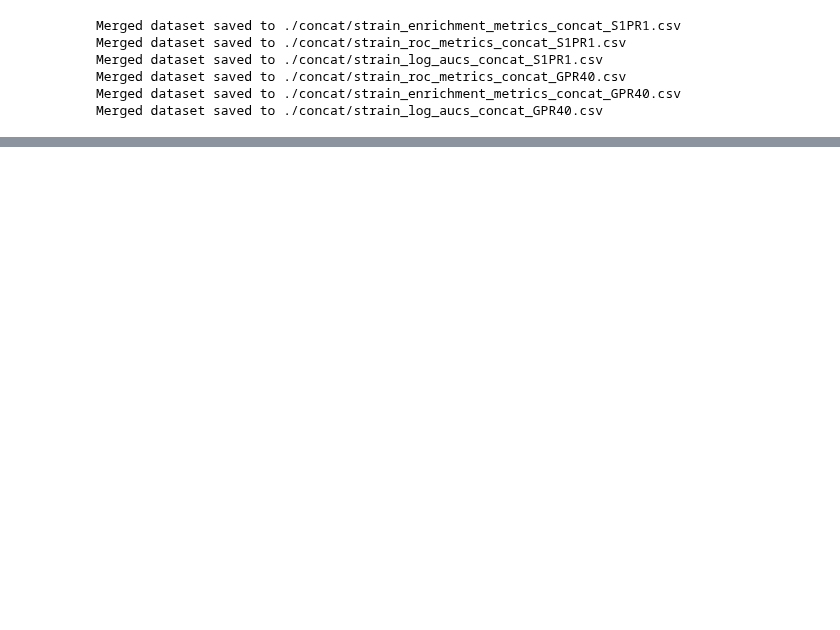
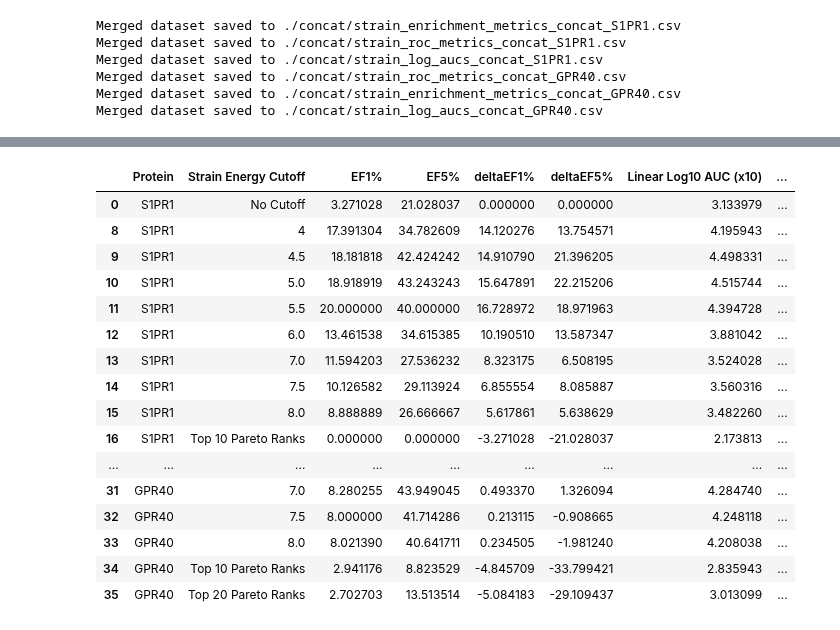
Before and after one commit to DKchemistry/chembl, a Jupyter notebook: GPCR-Bench-master/papermill/csv/combine_data.ipynb, the cells around one changed output, grey strips where cells are left out. Saved outputs shown, nothing was run; the diff lists cells and outputs as text; code cells hidden in the pictures; blank space fills up the shorter version.

```diff
--- a/GPCR-Bench-master/papermill/csv/combine_data.ipynb
+++ b/GPCR-Bench-master/papermill/csv/combine_data.ipynb
@@ -82,0 +140,22 @@ pd.read_csv("concat/energy
+# %%
+# Assuming df is your DataFrame
+df = data.drop_duplicates(subset=["Protein", "Strain Energy Cutoff"])
+display(df)
+# %% [output]
+|  | Protein | Strain Energy Cutoff | EF1% | EF5% | deltaEF1% | deltaEF5% | Linear Log10 AUC (x10) | ... |
+| 0 | S1PR1 | No Cutoff | 3.271028 | 21.028037 | 0.000000 | 0.000000 | 3.133979 | ... |
+| 8 | S1PR1 | 4 | 17.391304 | 34.782609 | 14.120276 | 13.754571 | 4.195943 | ... |
+| 9 | S1PR1 | 4.5 | 18.181818 | 42.424242 | 14.910790 | 21.396205 | 4.498331 | ... |
+| 10 | S1PR1 | 5.0 | 18.918919 | 43.243243 | 15.647891 | 22.215206 | 4.515744 | ... |
+| 11 | S1PR1 | 5.5 | 20.000000 | 40.000000 | 16.728972 | 18.971963 | 4.394728 | ... |
+| 12 | S1PR1 | 6.0 | 13.461538 | 34.615385 | 10.190510 | 13.587347 | 3.881042 | ... |
+| 13 | S1PR1 | 7.0 | 11.594203 | 27.536232 | 8.323175 | 6.508195 | 3.524028 | ... |
+| 14 | S1PR1 | 7.5 | 10.126582 | 29.113924 | 6.855554 | 8.085887 | 3.560316 | ... |
+| 15 | S1PR1 | 8.0 | 8.888889 | 26.666667 | 5.617861 | 5.638629 | 3.482260 | ... |
+| 16 | S1PR1 | Top 10 Pareto Ranks | 0.000000 | 0.000000 | -3.271028 | -21.028037 | 2.173813 | ... |
+| ... | ... | ... | ... | ... | ... | ... | ... | ... |
+| 31 | GPR40 | 7.0 | 8.280255 | 43.949045 | 0.493370 | 1.326094 | 4.284740 | ... |
+| 32 | GPR40 | 7.5 | 8.000000 | 41.714286 | 0.213115 | -0.908665 | 4.248118 | ... |
+| 33 | GPR40 | 8.0 | 8.021390 | 40.641711 | 0.234505 | -1.981240 | 4.208038 | ... |
+| 34 | GPR40 | Top 10 Pareto Ranks | 2.941176 | 8.823529 | -4.845709 | -33.799421 | 2.835943 | ... |
+| 35 | GPR40 | Top 20 Pareto Ranks | 2.702703 | 13.513514 | -5.084183 | -29.109437 | 3.013099 | ... |
```
Also changed, not shown: parts of 2 cells of this notebook, 1 other file.
